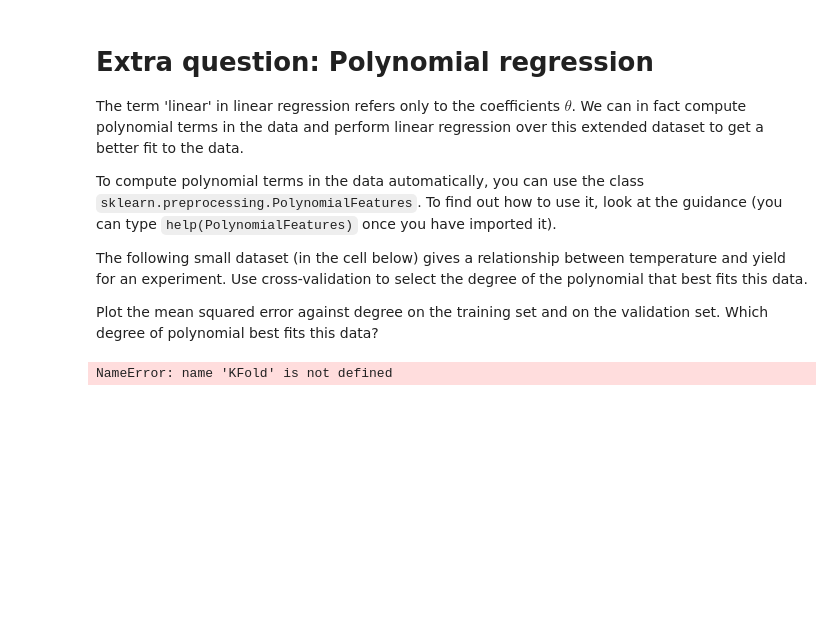
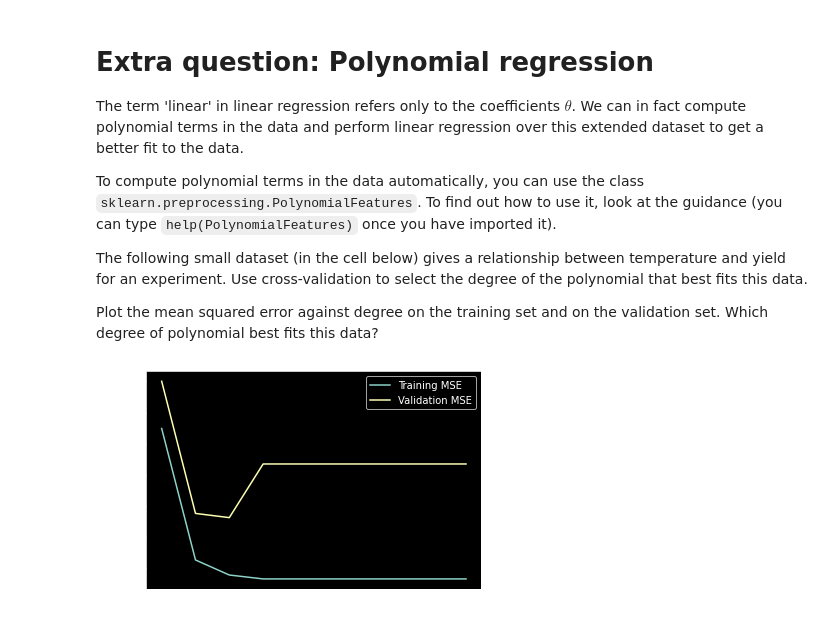
Before and after one commit to Raynham/Introduction-to-AI, a Jupyter notebook: week2/Worksheet 2 Week 14.ipynb, the cells around one changed output. Saved outputs shown, nothing was run; the diff lists cells and outputs as text; code cells hidden in the pictures; blank space fills up the shorter version.

```diff
--- a/week2/Worksheet 2 Week 14.ipynb
+++ b/week2/Worksheet 2 Week 14.ipynb
@@ -648,29 +648,29 @@ y = np.array([3.3,2.8,2.9,2.3,2.6,2.1,2.5,2.9,2.4,3,3.1,2.8,3.3,3.5,3]).reshape(
 # %%
 from sklearn.preprocessing import PolynomialFeatures
 kf = KFold(n_splits=5, random_state=0, shuffle=True)
 max_degree = 10
-degrees = np.arange(2, max_degree + 1)
-mse_train = [[] for _ in range(max_degree-1)]
-mse_test = [[] for _ in range(max_degree-1)]
+degrees = np.arange(1, max_degree + 1)
+mse_train = [[] for _ in range(max_degree)]
+mse_test = [[] for _ in range(max_degree)]
 for i, degree in enumerate(degrees):
     ploy = PolynomialFeatures(degree)
     for train_index, test_index in kf.split(X):
         Xtrain, Xtest = X[train_index], X[test_index]
         ytrain, ytest = y[train_index], y[test_index]
         x_train_fitted = ploy.fit_transform(Xtrain)
         x_test_fitted = ploy.fit_transform(Xtest)
         linear_regression.fit(x_train_fitted, ytrain)
         pred_train = linear_regression.predict(x_train_fitted)
         pred_test = linear_regression.predict(x_test_fitted)
         mse_train[i].append(metrics.mean_squared_error(ytrain, pred_train))
         mse_test[i].append(metrics.mean_squared_error(ytest, pred_test))
 mean_mse_train = np.mean(mse_train, axis=1)
 mean_mse_test = np.mean(mse_test, axis=1)
-plt.plot(np.linspace(2,max_degree, max_degree-1),mean_mse_train)
-plt.plot(np.linspace(2,max_degree, max_degree-1),mean_mse_test)
+plt.plot(np.linspace(1,max_degree, max_degree),mean_mse_train)
+plt.plot(np.linspace(1,max_degree, max_degree),mean_mse_test)
 plt.legend(["Training MSE","Validation MSE"])
 plt.xlabel('degree')
 plt.ylabel('mean squard error')
 plt.show()
 # %% [output]
-NameError: name 'KFold' is not defined
+[figure, added]
```
Also changed, not shown: parts of 4 cells of this notebook, 1 other file.
